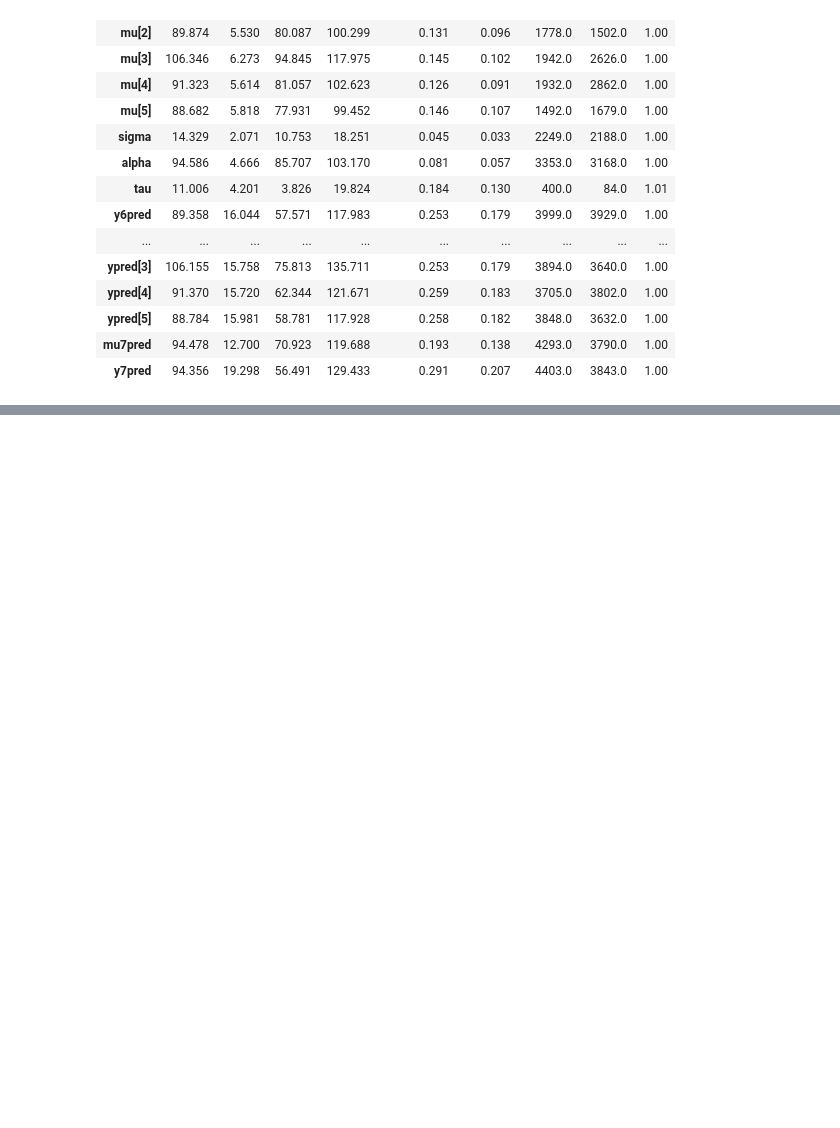
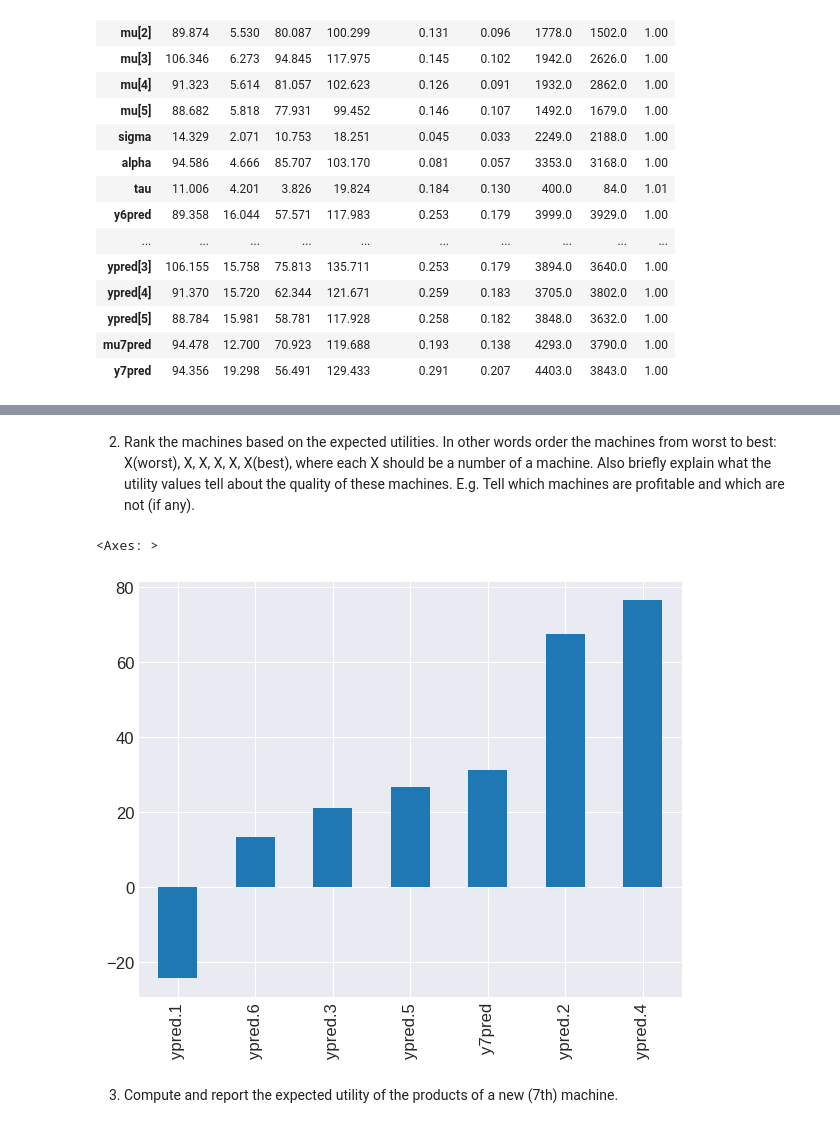
Before and after one commit to RRisto/learning, a Jupyter notebook: bayesian_analysis/BDA_aalto_2022/assignment10/assignment10.ipynb, the cells around one changed output, grey strips where cells are left out. Cells and saved outputs as stored; diff of their text form; code cells hidden in the pictures; blank space fills up the shorter version.

```diff
--- a/bayesian_analysis/BDA_aalto_2022/assignment10/assignment10.ipynb
+++ b/bayesian_analysis/BDA_aalto_2022/assignment10/assignment10.ipynb
@@ -326,0 +322,9 @@ pd.DataFrame(results).mean(axis=0).plot(kind='bar')
+# %% [markdown]
+2. Rank the machines based on the expected utilities. In other words order the machines from worst to best: X(worst), X, X, X, X, X(best), where each X should be a number of a machine. Also briefly explain what the utility values tell about the quality of these machines. E.g. Tell which machines are profitable and which are not (if any).
+# %%
+pd.DataFrame(results).mean(axis=0).sort_values().plot(kind='bar')
+# %% [output]
+<Axes: >
+[figure, added]
+# %% [markdown]
+3. Compute and report the expected utility of the products of a new (7th) machine.
```
Also changed, not shown: parts of 12 cells of this notebook.
